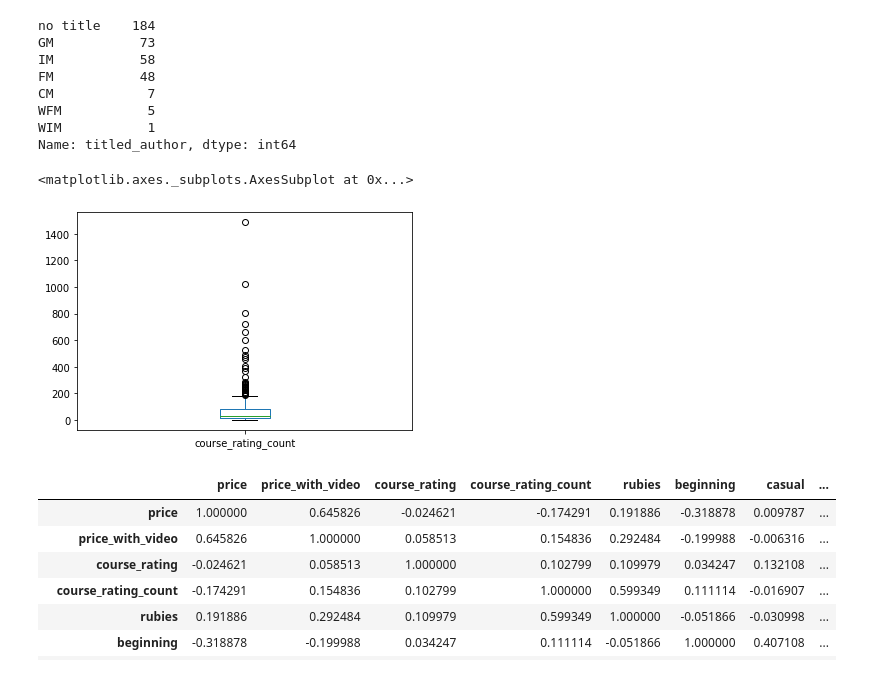
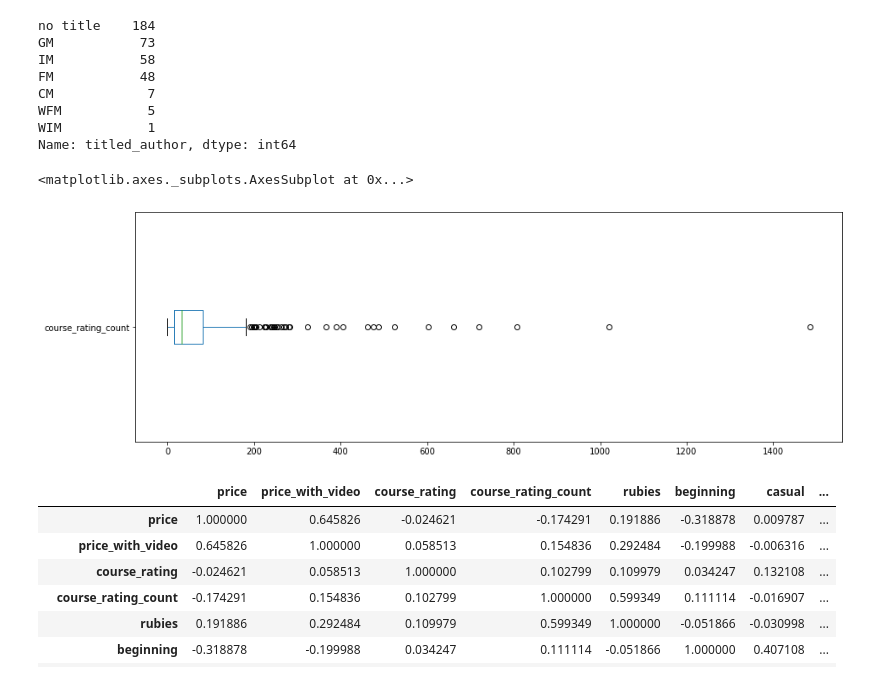
Before and after one commit to ChessNomad/chessable-courses, a Jupyter notebook: Scoring well on chessable.com.ipynb, the cells around one changed output. Cells and saved outputs as stored; diff of their text form; code cells hidden in the pictures.

```diff
--- a/Scoring well on chessable.com.ipynb
+++ b/Scoring well on chessable.com.ipynb
@@ -160,12 +160,12 @@ WIM           1
 Name: titled_author, dtype: int64
 # %%
 dummy_course_types = pd.get_dummies(chessable['course_type'], prefix= 'type')
-chessable = pd.concat([chessable,dummy_course_types],axis = 1).drop('course_type',axis=1)
+chessable = pd.concat([chessable,dummy_course_types],axis = 1)
 # %%
-chessable.course_rating_count.plot.box() #checking the distribution. There are just a few outliers.
+chessable.course_rating_count.plot.box(figsize=(15,5),vert=False) #checking the distribution. There are just a few outliers.
 # %% [output]
 <matplotlib.axes._subplots.AxesSubplot at 0x...>
-[figure, old version]
+[figure, new version]
 # %%
 chessable.corr().style.background_gradient(cmap='coolwarm')
 # %% [output]
```
Also changed, not shown: parts of 25 cells of this notebook.
